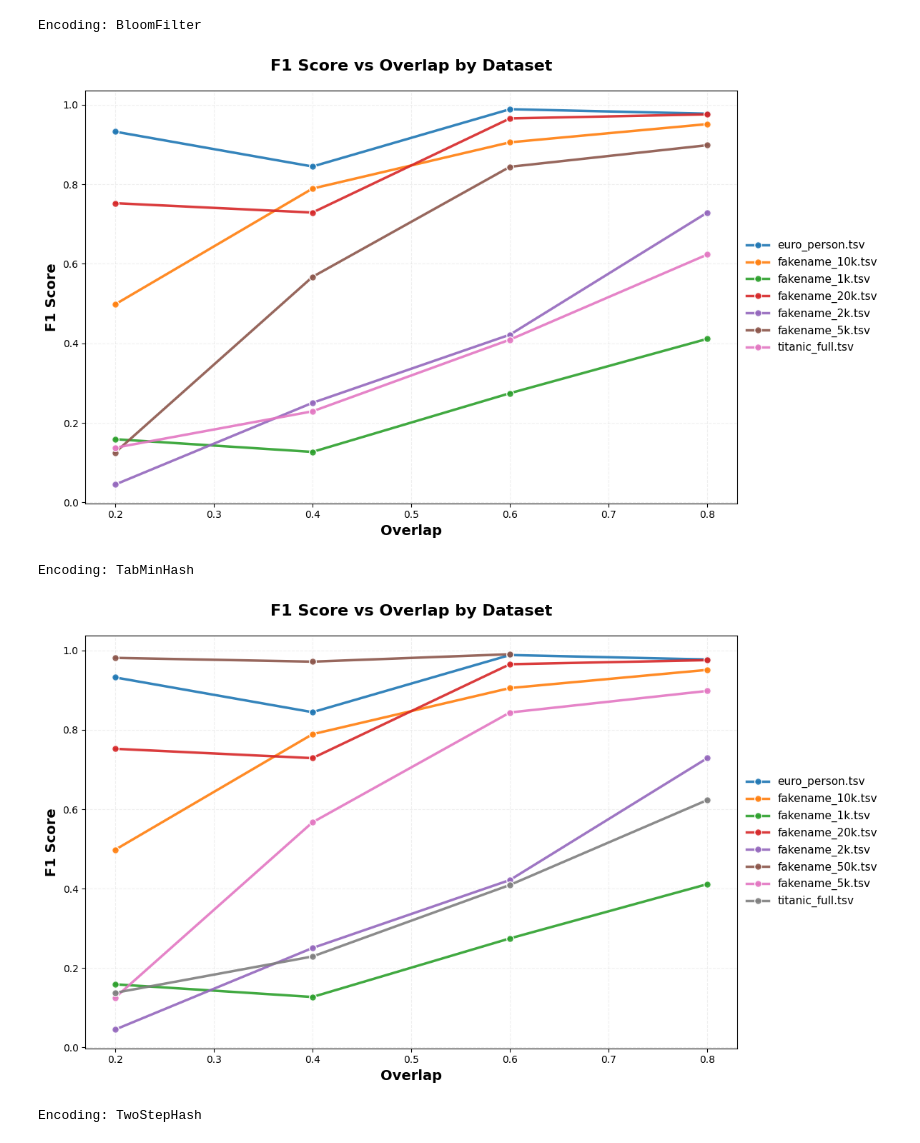
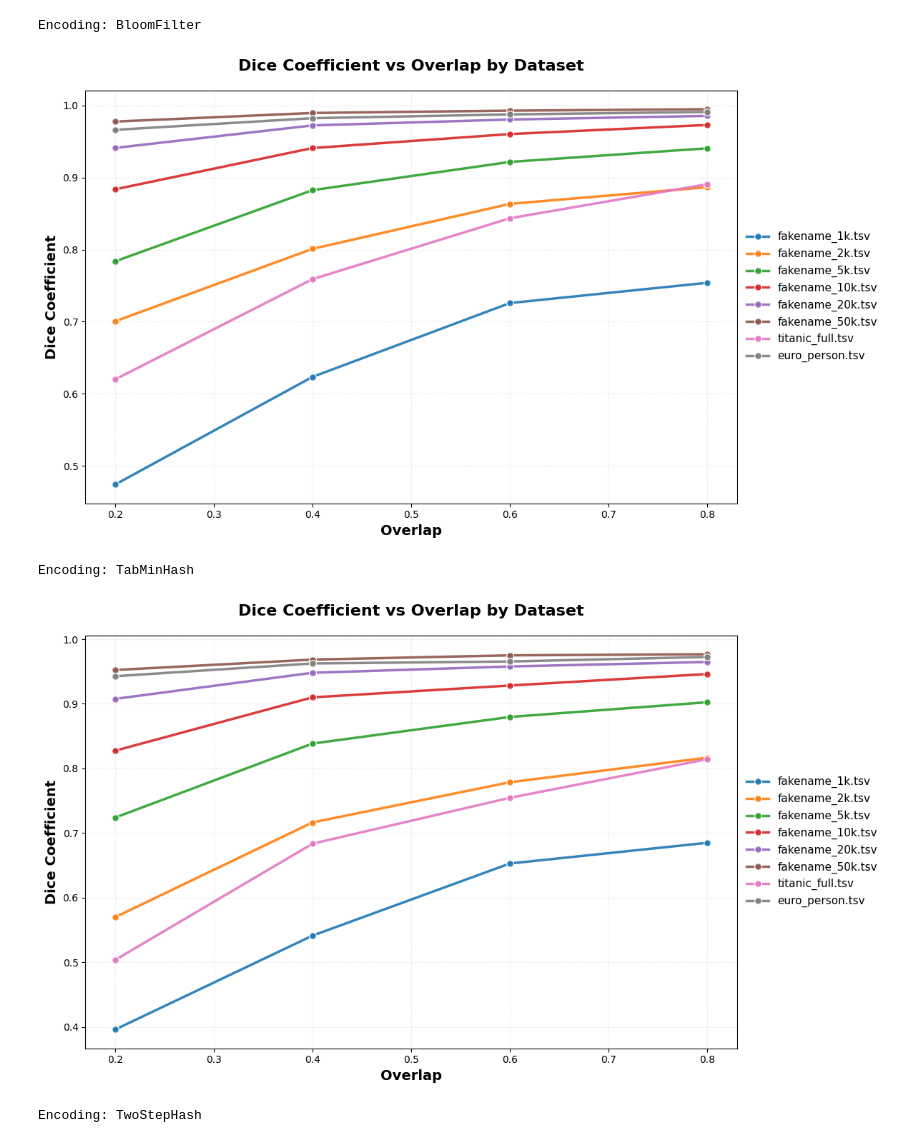
Before and after one commit to marcelmildenberger/dataset-extension-attack, a Jupyter notebook: analysis.ipynb, the cells around one changed output. Saved outputs shown, nothing was run; the diff lists cells and outputs as text; code cells hidden in the pictures.

```diff
--- a/analysis.ipynb
+++ b/analysis.ipynb
@@ -35,19 +54,19 @@ encoding_map = {
 # %%
 groupedByEncoding = (
     df.groupby(["Encoding", "Overlap"])
-      [["TrainedPrecision", "TrainedRecall", "TrainedF1", "ReidentificationRate"]]
+      [["TrainedPrecision", "TrainedRecall", "TrainedF1", "ReidentificationRateGreedy"]]
       .mean()
       .reset_index()
 )
 groupedByDataset = (
   df.groupby(["Dataset", "Overlap"])
-    [["TrainedPrecision", "TrainedRecall", "TrainedF1", "ReidentificationRate"]]
+    [["TrainedPrecision", "TrainedRecall", "TrainedF1", "ReidentificationRateGreedy"]]
     .mean()
     .reset_index()
 )
 groupedByEncodingAndDataset = (
     df.groupby(["Encoding", "Overlap", "Dataset"])
-      [["TrainedPrecision", "TrainedRecall", "TrainedF1", "ReidentificationRate"]]
+      [["TrainedPrecision", "TrainedRecall", "TrainedF1", "ReidentificationRateGreedy"]]
       .mean()
       .reset_index()
 )
@@ -157,31 +216,43 @@ colors = [
     "#9467bd", "#8c564b", "#e377c2", "#7f7f7f"
 ]
 
-datasets.sort()
+datasets = sort_datasets(datasets)
 
 for i, dataset in enumerate(datasets):
     dataset_data = groupedByDataset[groupedByDataset['Dataset'] == dataset]
 
+     # Print (x, y) pairs
+    print(f"\nDataset: {dataset}")
+    for x, y in zip(dataset_data['Overlap'], dataset_data['TrainedF1']):
+        print(f"({x}, {y})")
     plt.plot(dataset_data['Overlap'], dataset_data['TrainedF1'],
              marker='o',
              markersize=7,
              markeredgecolor="white",   # makes markers clearer
              linewidth=2.5,
              color=colors[i % len(colors)],
-             label=dataset,
+             label=dataset_map.get(dataset, dataset),
              alpha=0.9)
 
 # Labels & title
-plt.xlabel('Overlap', fontsize=14, fontweight='bold')
-plt.ylabel('F1 Score', fontsize=14, fontweight='bold')
-plt.title('F1 Score vs Overlap by Dataset', fontsize=16, fontweight='bold', pad=20)
+plt.xlabel('Training Proportion', fontsize=14, fontweight='bold')
+plt.ylabel('Dice Coefficient', fontsize=14, fontweight='bold')
+plt.title('Dice Coefficient on Unseen Records vs Training Proportion by Dataset', fontsize=16, fontweight='bold', pad=20)
+
+# Add baseline Dice Coefficient (averaged across all datasets) as a horizontal line
+baseline_f1s = [v['Dice Coefficient'] for v in baseline_metrics.values()]
+avg_baseline_f1 = sum(baseline_f1s) / len(baseline_f1s)
+plt.axhline(y=avg_baseline_f1, color='black', linestyle='--', linewidth=2, label=f'Baseline (avg. Dice = {avg_baseline_f1:.3f})')
 
 # Legend outside the plot
 plt.legend(fontsize=11, loc='center left', bbox_to_anchor=(1, 0.5), frameon=False)
-
+ax = plt.gca()
+ax.xaxis.set_major_formatter(PercentFormatter(1.0))
 # Grid improvements
 plt.grid(True, alpha=0.2, linestyle="--")
 
+plt.ylim(0,1)
+
 plt.tight_layout()
 plt.show()
 # %% [output]
@@ -191,7 +279,7 @@ plt.figure(figsize=(12, 7))
 
 datasets = groupedByDataset['Dataset'].unique()
 
-datasets.sort()
+datasets = sort_datasets(datasets)
 
 colors = [
     "#1f77b4", "#ff7f0e", "#2ca02c", "#d62728",
@@ -201,7 +289,7 @@ colors = [
 for i, dataset in enumerate(datasets):
     dataset_data = groupedByDataset[groupedByDataset['Dataset'] == dataset]
 
-    plt.plot(dataset_data['Overlap'], dataset_data['ReidentificationRate'] * 100,
+    plt.plot(dataset_data['Overlap'], dataset_data['ReidentificationRateGreedy'] * 100,
              marker='o',
              markersize=7,
              markeredgecolor="white",   # makes markers clearer
@@ -237,41 +325,41 @@ for i, encoding in enumerate(encodings):
     encoding_data = groupedByEncodingAndDataset[groupedByEncodingAndDataset['Encoding'] == encoding]
     datasets = encoding_data['Dataset'].unique()
 
-    datasets.sort()
+    datasets = sort_datasets(datasets)
 
     colors = [
         "#1f77b4", "#ff7f0e", "#2ca02c", "#d62728",
         "#9467bd", "#8c564b", "#e377c2", "#7f7f7f"
     ]
 
     for i, dataset in enumerate(datasets):
-        dataset_data = groupedByDataset[groupedByDataset['Dataset'] == dataset]
+        dataset_data = encoding_data[encoding_data['Dataset'] == dataset]
 
         plt.plot(dataset_data['Overlap'], dataset_data['TrainedF1'],
                 marker='o',
                 markersize=7,
                 markeredgecolor="white",   # makes markers clearer
                 linewidth=2.5,
                 color=colors[i % len(colors)],
                 label=dataset,
                 alpha=0.9)
 
     # Labels & title
     plt.xlabel('Overlap', fontsize=14, fontweight='bold')
-    plt.ylabel('F1 Score', fontsize=14, fontweight='bold')
-    plt.title('F1 Score vs Overlap by Dataset', fontsize=16, fontweight='bold', pad=20)
+    plt.ylabel('Dice Coefficient', fontsize=14, fontweight='bold')
+    plt.title('Dice Coefficient vs Overlap by Dataset', fontsize=16, fontweight='bold', pad=20)
 
     # Legend outside the plot
     plt.legend(fontsize=11, loc='center left', bbox_to_anchor=(1, 0.5), frameon=False)
 
     # Grid improvements
     plt.grid(True, alpha=0.2, linestyle="--")
 
     plt.tight_layout()
     plt.show()
 # %% [output]
 Encoding: BloomFilter
-[figure, old version]
+[figure, new version]
 Encoding: TabMinHash
-[figure, old version]
+[figure, new version]
 Encoding: TwoStepHash
```
Also changed, not shown: parts of 9 cells of this notebook, 1 other file.
